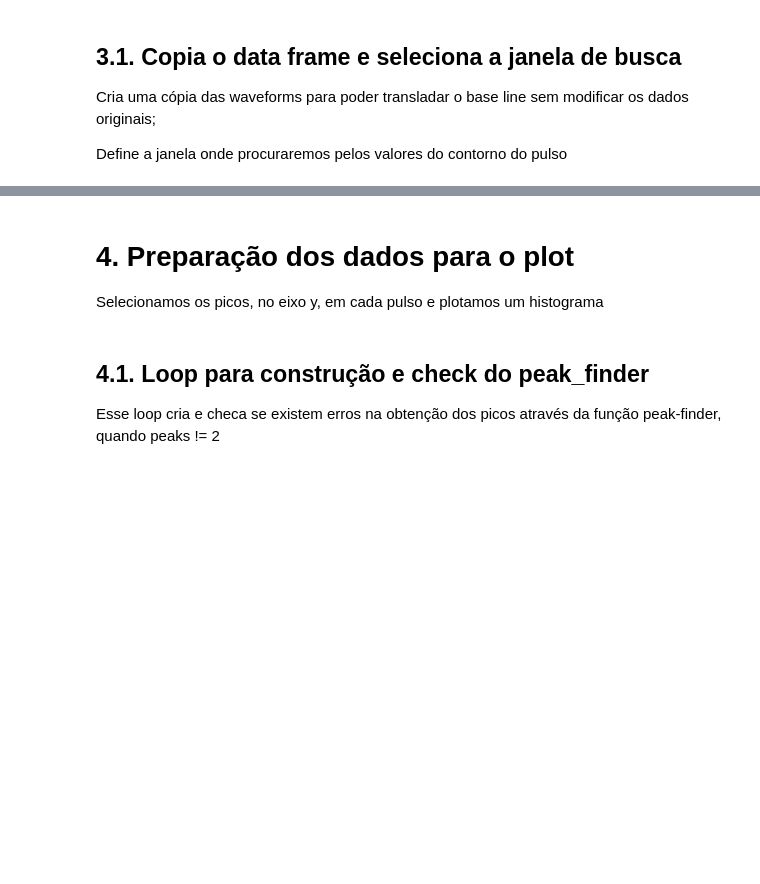
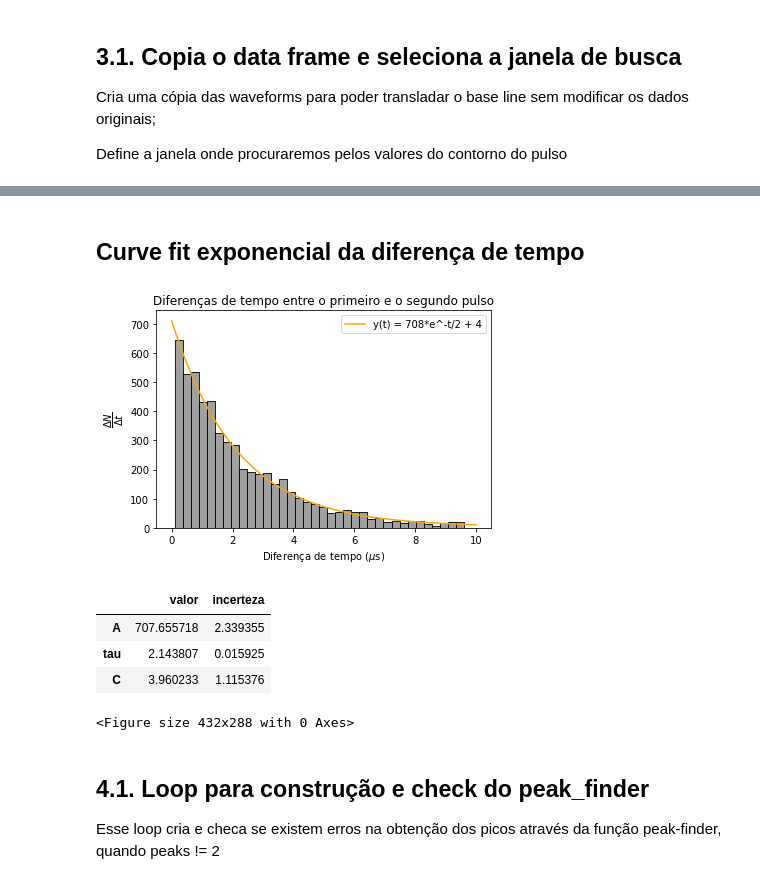
Before and after one commit to afauth/mudecay, a Jupyter notebook: espectro-carga-e-pico_v03.ipynb, the cells around one changed output, grey strips where cells are left out. Saved outputs shown, nothing was run; the diff lists cells and outputs as text; code cells hidden in the pictures; blank space fills up the shorter version.

Commit message:
Update grafico e filtragem
Melhoria no gráfico do histograma de delta_t e na filtragem das saturações.

```diff
--- a/espectro-carga-e-pico_v03.ipynb
+++ b/espectro-carga-e-pico_v03.ipynb
@@ -23,9 +23,5 @@ Wall time: 1.59 s
 %%time
 '''Lendo arquivo das waveforms'''
 
-waveform = pd.read_csv(
-    'data/5555_eventos-edit.csv',
-    index_col = 0
-                      ) # importa como waveform vs sample
-# waveform
+waveform = pd.read_csv('data/5555_eventos-edit.csv',     index_col = 0) # importa como waveform vs sample
 # %% [output]
@@ -76,5 +58,5 @@ Esse pedaço é definido como fora de um valor arbitrário em torno do primeiro
 
 height = 50 # esse parâmetro aqui é somente para efeito de encontrar os elementos da  base line a priori
 
-baseLines = baseLine(df, height = height, VA_1 = VA_1)
+baseLines = baseLine(df=df, height=height, VA_1=VA_1)
 # %% [output]
@@ -95,6 +69,8 @@ Colocando o valor médio do base line como o parâmetro height do peak-finder, s
 Alterando os valores e recolocando na base line ~= 0
 '''
 
-df.iloc[ :  , : waveform.shape[1] ] -= baseLines.mean()
+df.iloc[ :  , : df.shape[1] ] -= baseLines.mean()
 # soma ~= -50 em todo o df, exceto pela última coluna 'time'
-df.head()
+df.head(2)
+
+height = baseLines.mean()
@@ -109,3 +76,0 @@ df.head()
-# %% [markdown]
-# 4. Preparação dos dados para o plot
-Selecionamos os picos, no eixo y, em cada pulso e plotamos um histograma
@@ -112,3 +83,15 @@ Selecionamos os picos, no eixo y, em cada pulso e plotamos um histograma
+# %% [markdown]
+## Curve fit exponencial da diferença de tempo
+# %%
+# %%time
+curve_fit_exponencial(df=df , height=height, convert_to_microsec=convert_to_microsec)
+# %% [output]
+[figure, added]
+|  | valor | incerteza |
+| A | 707.655718 | 2.339355 |
+| tau | 2.143807 | 0.015925 |
+| C | 3.960233 | 1.115376 |
+<Figure size 432x288 with 0 Axes>
 # %% [markdown]
 ## 4.1. Loop para construção e check do peak_finder
 Esse loop cria e checa se existem erros na obtenção dos picos através da função peak-finder, quando peaks != 2
```
Also changed, not shown: parts of 62 cells of this notebook, 10 other files.
